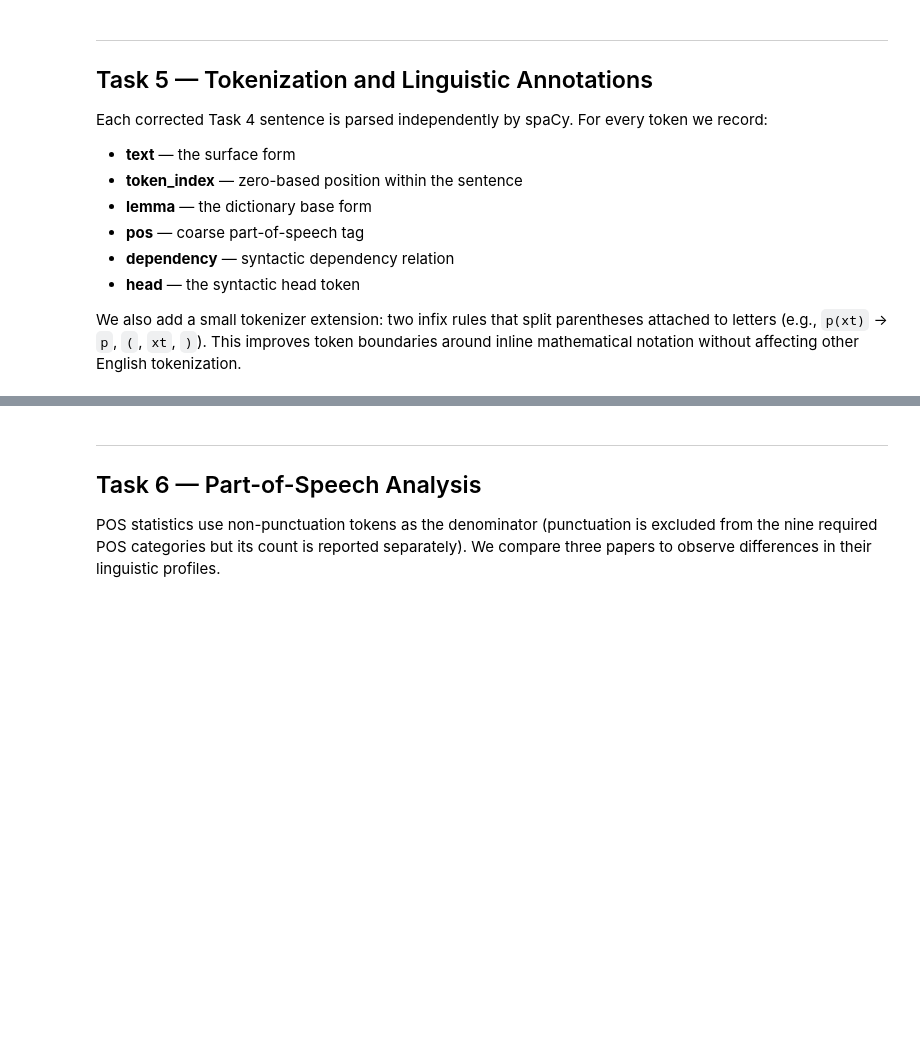
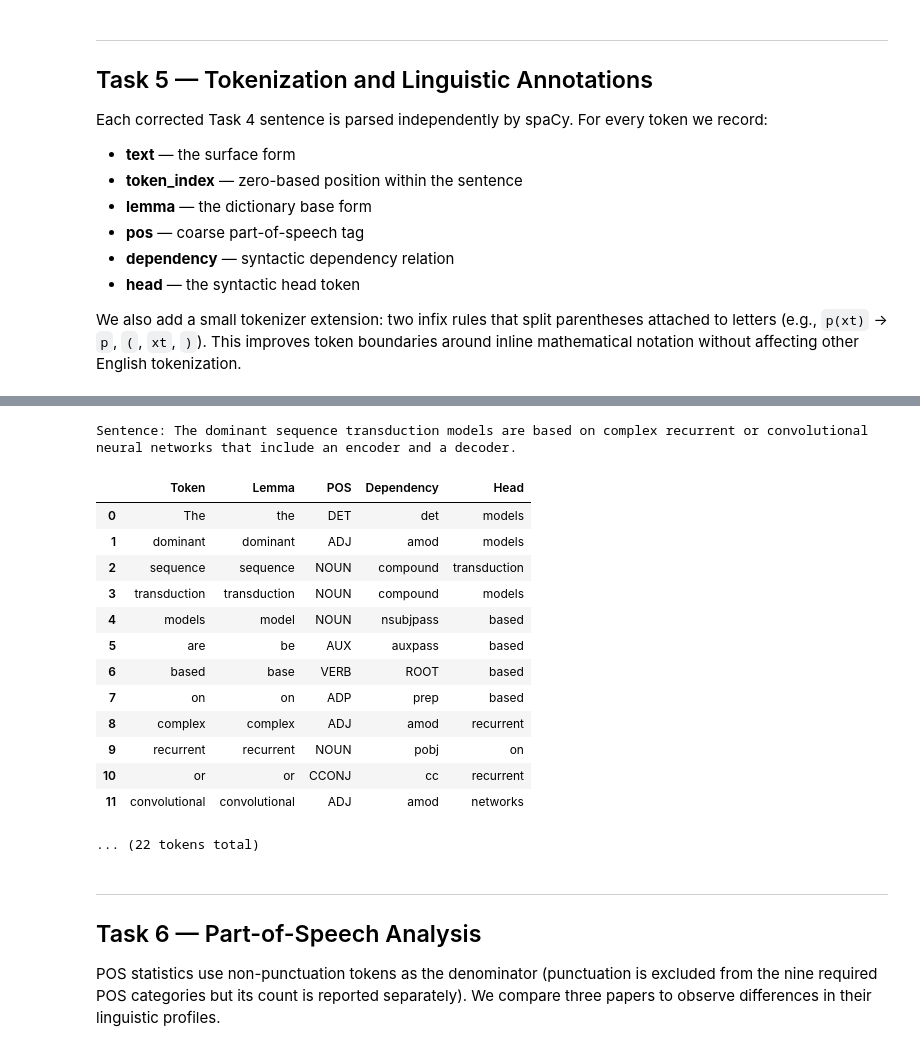
Before and after one commit to HilalHocaoglu/nlp-homework-1-scientific-paper-processing, a Jupyter notebook: notebooks/homework1.ipynb, the cells around one changed output, grey strips where cells are left out. Saved outputs shown, nothing was run; the diff lists cells and outputs as text; code cells hidden in the pictures; blank space fills up the shorter version.

```diff
--- a/notebooks/homework1.ipynb
+++ b/notebooks/homework1.ipynb
@@ -368,27 +435,43 @@ display(pd.DataFrame(tok_rows))
 # %%
 # Show token example from the first sentence of Attention Is All You Need
 import json
 import pandas as pd
 
 token_path = token_dir / "AttentionYouNeed_tokens.json"
 token_doc = json.loads(token_path.read_text(encoding="utf-8"))
 first_sentence = token_doc["paragraphs"][0]["sentences"][0]
 
-print(f"Sentence: {first_sentence['text']}
-")
+print("Sentence:", first_sentence["text"])
+print()
 tok_rows = [
     {
         "Token": tok["text"],
         "Lemma": tok["lemma"],
         "POS": tok["pos"],
         "Dependency": tok["dependency"],
         "Head": tok["head"],
     }
     for tok in first_sentence["tokens"][:12]
 ]
 display(pd.DataFrame(tok_rows))
 if len(first_sentence["tokens"]) > 12:
     print(f"... ({len(first_sentence['tokens'])} tokens total)")
+# %% [output]
+Sentence: The dominant sequence transduction models are based on complex recurrent or convolutional neural networks that include an encoder and a decoder.
+|  | Token | Lemma | POS | Dependency | Head |
+| 0 | The | the | DET | det | models |
+| 1 | dominant | dominant | ADJ | amod | models |
+| 2 | sequence | sequence | NOUN | compound | transduction |
+| 3 | transduction | transduction | NOUN | compound | models |
+| 4 | models | model | NOUN | nsubjpass | based |
+| 5 | are | be | AUX | auxpass | based |
+| 6 | based | base | VERB | ROOT | based |
+| 7 | on | on | ADP | prep | based |
+| 8 | complex | complex | ADJ | amod | recurrent |
+| 9 | recurrent | recurrent | NOUN | pobj | on |
+| 10 | or | or | CCONJ | cc | recurrent |
+| 11 | convolutional | convolutional | ADJ | amod | networks |
+... (22 tokens total)
 # %% [markdown]
 ---
 ## Task 6 — Part-of-Speech Analysis
```
Also changed, not shown: parts of 11 cells of this notebook.
